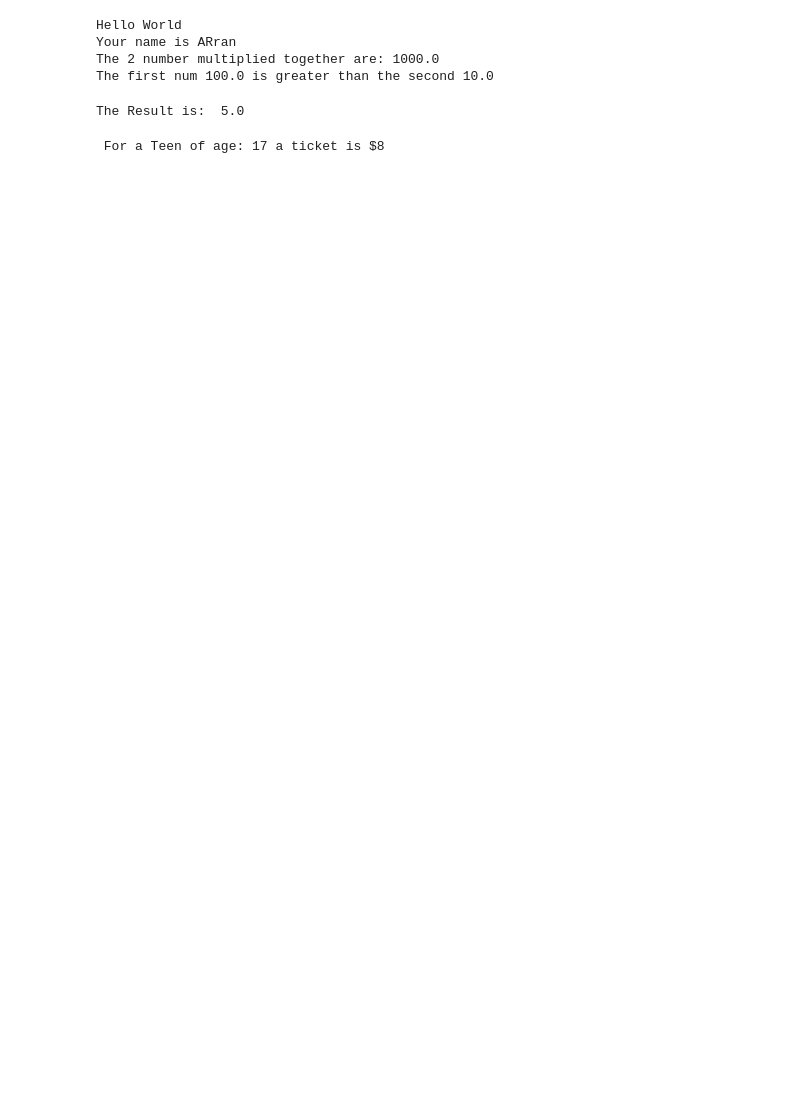
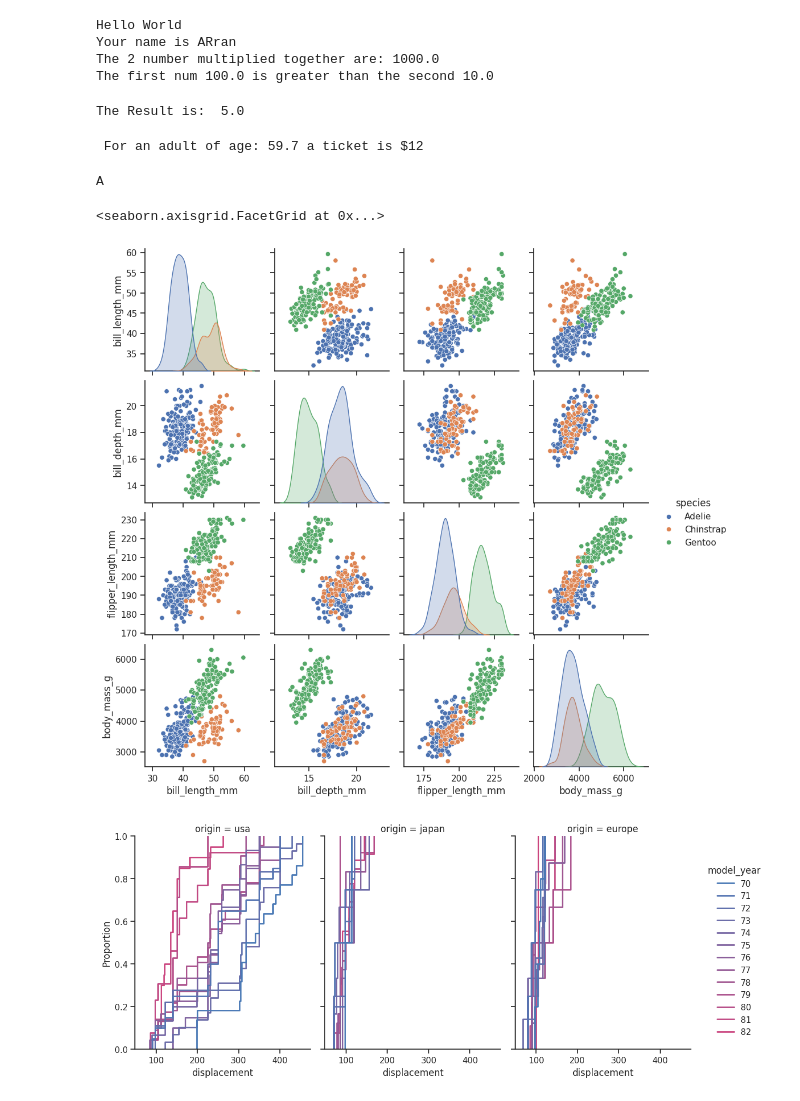
Before and after one commit to Arran-H/Big.Data, a Jupyter notebook: Jupyter.Notebook/L1-1.ipynb, the cells around one changed output. Saved outputs shown, nothing was run; the diff lists cells and outputs as text; code cells hidden in the pictures; blank space fills up the shorter version.

```diff
--- a/Jupyter.Notebook/L1-1.ipynb
+++ b/Jupyter.Notebook/L1-1.ipynb
@@ -31,16 +31,60 @@ elif Calcfunc == 4:
 # %% [output]
 The Result is:  5.0
 # %%
-Age = int(input("how old are you?"))
-if Age <= 5:
-    print("A Child 5 or younger is free")
-elif Age>5 and Age<=12:
-    print("For a Kid of age:" ,Age, "a ticket is $5")
-elif Age>12 and Age<=17:
-    print(" For a Teen of age:",Age, "a ticket is $8")
-elif Age>17 and Age<=59:
-    print(" For an adult of age:" ,Age, "a ticket is $12")
-elif Age>59:
-    print(" For a senior of age:" ,Age, "a ticket is Free")
+Age = float(input("how old are you?"))
+Done = False
+while Done == False:
+    if Age <= 5 and Age>=0:
+        print("A Child 5 or younger is free")
+
+    elif Age>5 and Age<13:
+        print("For a Kid of age:" ,Age, "a ticket is $5")
+    elif Age>=13 and Age<18:
+        print(" For a Teen of age:",Age, "a ticket is $8")
+    elif Age>=18 and Age<60:
+        print(" For an adult of age:" ,Age, "a ticket is $12")
+    elif Age>=60:
+        print(" For a senior of age:" ,Age, "a ticket is Free")
+    else:
+        print("Enter a valid Age FOol")
 # %% [output]
- For a Teen of age: 17 a ticket is $8
+ For an adult of age: 59.7 a ticket is $12
+# %%
+Score = float(input("What Score did you get"))
+if Score >= 90 and Score <=100:
+    print("A")
+elif Score >= 80 and Score <90:
+    print ("B")
+elif Score >= 70 and Score <80:
+    print ("C")
+elif Score >= 60 and Score <70:
+    print ("D")
+elif Score >= 0 and Score<60 :
+    print ("F")
+else:
+    print ("NO LIES!")
+# %% [output]
+A
+# %%
+import pandas as pd;
+import seaborn as sns;
+
+sns.set_theme(style="ticks")
+df = sns.load_dataset("penguins")
+sns.pairplot(df, hue="species")
+
+import seaborn as sns
+sns.set_theme(style="ticks")
+mpg = sns.load_dataset("mpg")
+
+colors = (250, 70, 50), (350, 70, 50)
+cmap = sns.blend_palette(colors, input="husl", as_cmap=True)
+sns.displot(
+    mpg,
+    x="displacement", col="origin", hue="model_year",
+    kind="ecdf", aspect=.75, linewidth=2, palette=cmap,
+)
+# %% [output]
+<seaborn.axisgrid.FacetGrid at 0x...>
+[figure, added]
+[figure, added]
```
